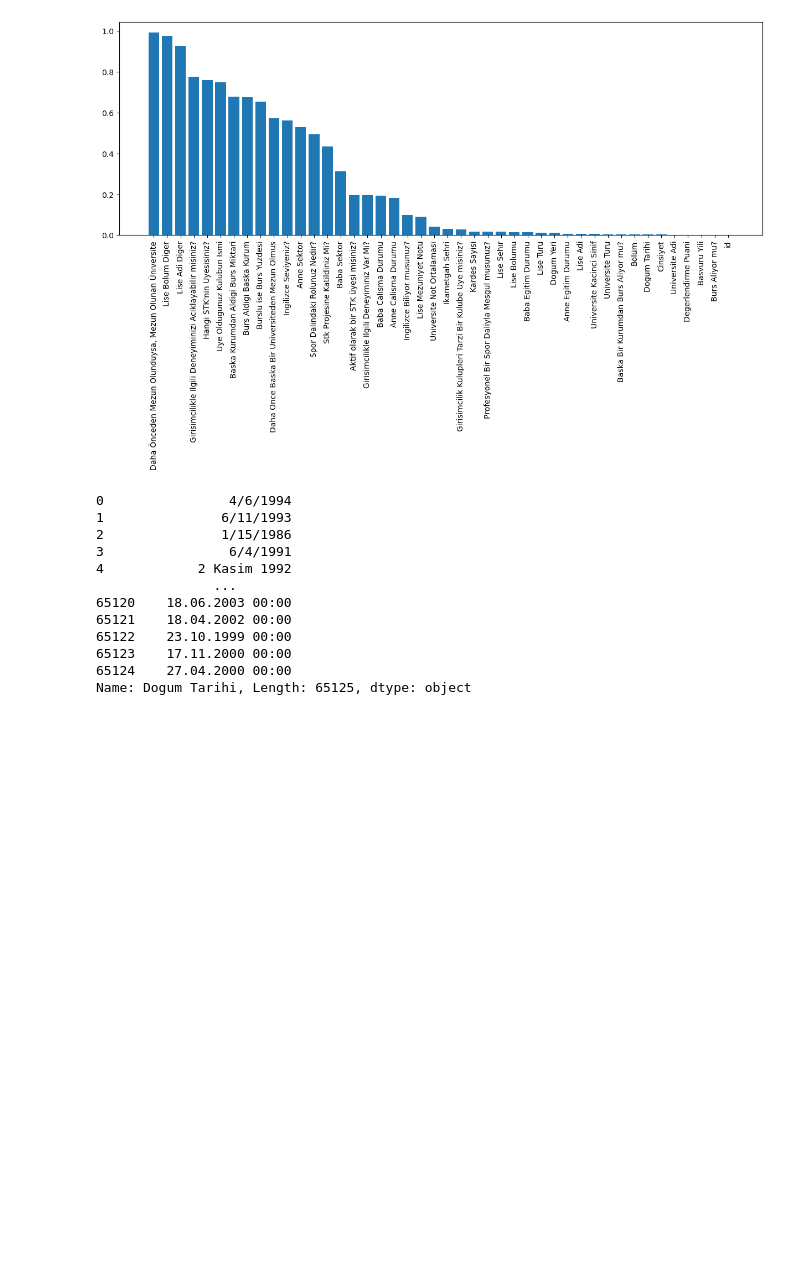
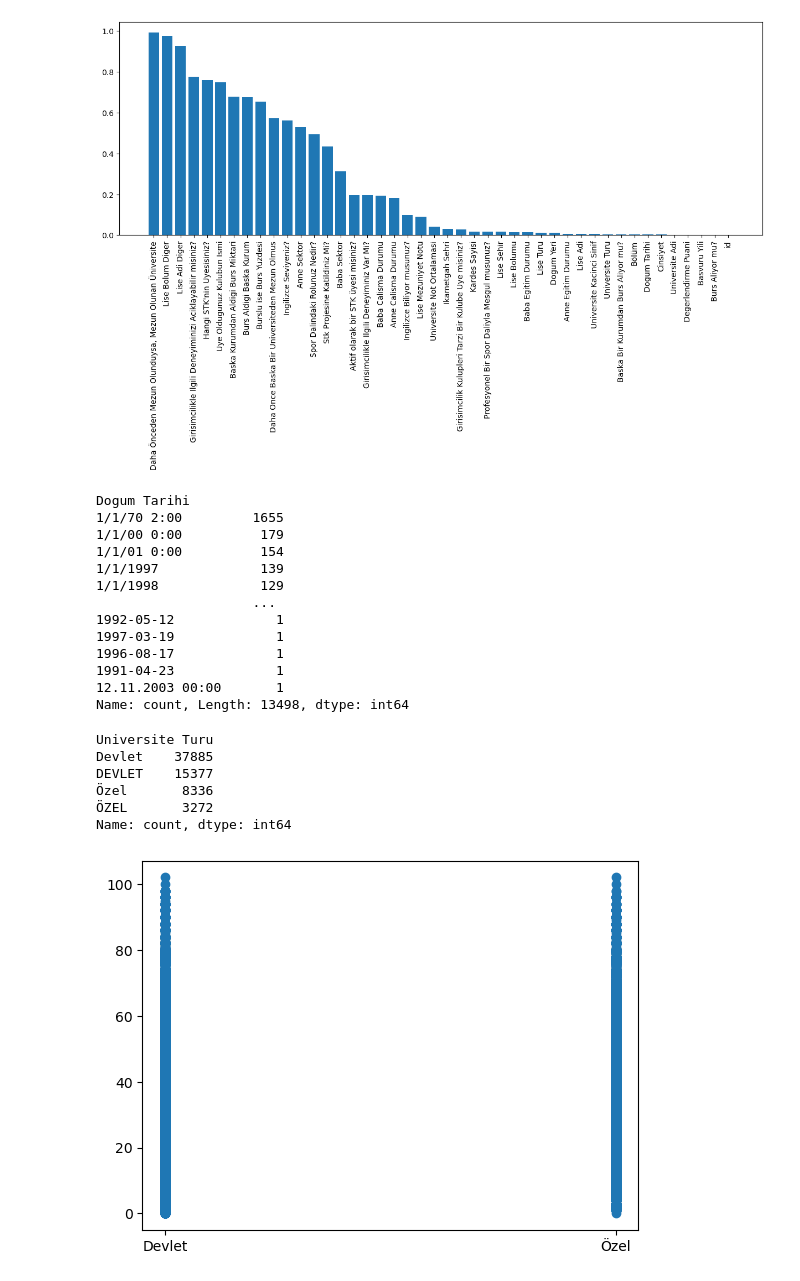
Before and after one commit to BilalDurmus08/Datathon_2024_btk, a Jupyter notebook: Datathon2024.ipynb, the cells around one changed output. Drawn from its saved outputs; the diff is of its cells as text; code cells hidden in the pictures; blank space fills up the shorter version.

Commit message:
Universite Turu EDA

```diff
--- a/Datathon2024.ipynb
+++ b/Datathon2024.ipynb
@@ -58,17 +58,39 @@ plt.bar(df_null_counts['Column Name'], df_null_counts['Null Count']);
 # %% [output]
 [figure]
 # %%
-train['Dogum Tarihi']
+train['Dogum Tarihi'].value_counts()
 # %% [output]
-0                4/6/1994
-1               6/11/1993
-2               1/15/1986
-3                6/4/1991
-4            2 Kasim 1992
-               ...
-65120    18.06.2003 00:00
-65121    18.04.2002 00:00
-65122    23.10.1999 00:00
-65123    17.11.2000 00:00
-65124    27.04.2000 00:00
-Name: Dogum Tarihi, Length: 65125, dtype: object
+Dogum Tarihi
+1/1/70 2:00         1655
+1/1/00 0:00          179
+1/1/01 0:00          154
+1/1/1997             139
+1/1/1998             129
+                    ...
+1992-05-12             1
+1997-03-19             1
+1996-08-17             1
+1991-04-23             1
+12.11.2003 00:00       1
+Name: count, Length: 13498, dtype: int64
+# %%
+train['Universite Turu'].value_counts()
+# %% [output]
+Universite Turu
+Devlet    37885
+DEVLET    15377
+Özel       8336
+ÖZEL       3272
+Name: count, dtype: int64
+# %%
+# Lets concatanite two df to visulize is Universite Turu impact to Degerlendirme puanina
+devlet = pd.concat([train[train['Universite Turu'] == 'Devlet'], train[train['Universite Turu'] == 'DEVLET']])
+devlet['Universite Turu'] = 'Devlet'
+ozel = pd.concat([train[train['Universite Turu'] == 'Özel'], train[train['Universite Turu'] == 'ÖZEL']])
+ozel['Universite Turu'] = 'Özel'
+all = pd.concat([devlet, ozel])
+# %%
+fig = plt.figure()
+plt.scatter(x=all['Universite Turu'], y=all['Degerlendirme Puani']);
+# %% [output]
+[figure, added]
```
Also changed, not shown: parts of 2 cells of this notebook.
